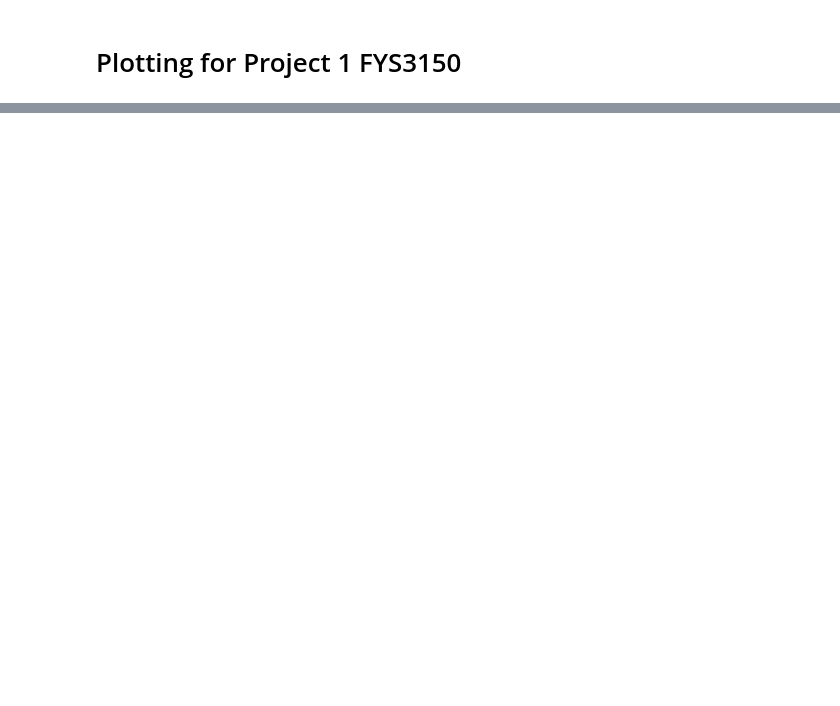
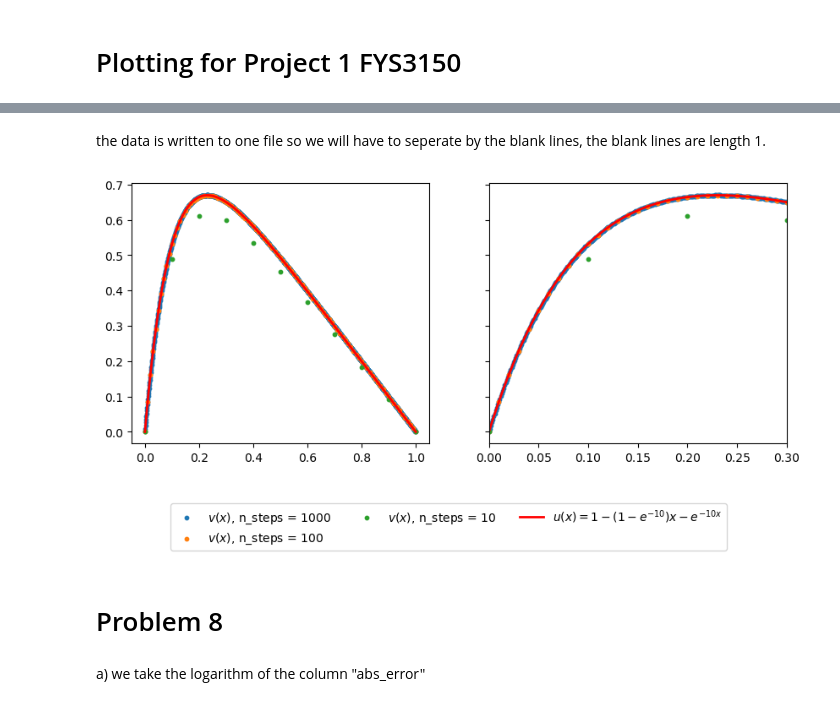
Before and after one commit to Johannesfjeldsaa/FYS3150_projects, a Jupyter notebook: Project1/solutions/plotting.ipynb, the cells around one changed output, grey strips where cells are left out. Saved outputs shown, nothing was run; the diff lists cells and outputs as text; code cells hidden in the pictures; blank space fills up the shorter version.

```diff
--- a/Project1/solutions/plotting.ipynb
+++ b/Project1/solutions/plotting.ipynb
@@ -28,0 +33,6 @@ plt.show()
+# %%
+with open(os.path.join(output_dir, 'problem7data.out'), 'r') as f:
+    lines = f.readlines()
+
+for line in lines[:15]:
+    print(line)
@@ -28,0 +57,46 @@ plt.show()
+# %% [markdown]
+the data is written to one file so we will have to seperate by the blank lines, the blank lines  are length 1.
+# %%
+new_resolution_indx = [indx for indx, line in enumerate(lines) if len(line)== 1]
+
+n_steps_config = [10, 100, 1000, 10000, 100000]
+
+previous_indx = 0
+dataframes = {}
+for indx, n_steps in zip(new_resolution_indx, n_steps_config):
+
+    line_selection = lines[previous_indx:indx]
+    df = pd.DataFrame([s.strip().split() for s in line_selection[1:]], columns=line_selection[0].strip().split(), dtype=np.float64)
+    dataframes[n_steps] = df
+    previous_indx = indx+1
+# %%
+fig, axs = plt.subplots(nrows = 1, ncols = 2, figsize=(10, 4), sharey=True)
+
+for ax in axs.flatten():
+
+    for n_steps in [1000, 100, 10]:
+
+        df = dataframes[n_steps]
+        ax.scatter(df['x'], df['v'], label=rf'$v(x)$, n_steps = {n_steps}', s=10)
+
+    ax.plot(
+        dataframes[10000]['x'], dataframes[10000]['u'],
+        color='red', lw=2,
+        label=r'$u(x) = 1 - (1 - e^{-10}) x - e^{-10 x}$')
+
+axs[1].set_xlim(.0, .3)
+
+handles, labels = axs[0].get_legend_handles_labels()
+
+fig.legend(handles, labels, loc='upper center', bbox_to_anchor=(0.5, -0.05), ncol=3)
+
+
+
+plt.savefig(os.path.join('Illustrations', 'problem7fig.pdf'), bbox_inches='tight')
+plt.show()
+# %% [output]
+[figure, added]
+# %% [markdown]
+# Problem 8
+# %% [markdown]
+a) we take the logarithm of the column "abs_error"
```
Also changed, not shown: parts of 8 cells of this notebook, 9 other files.
